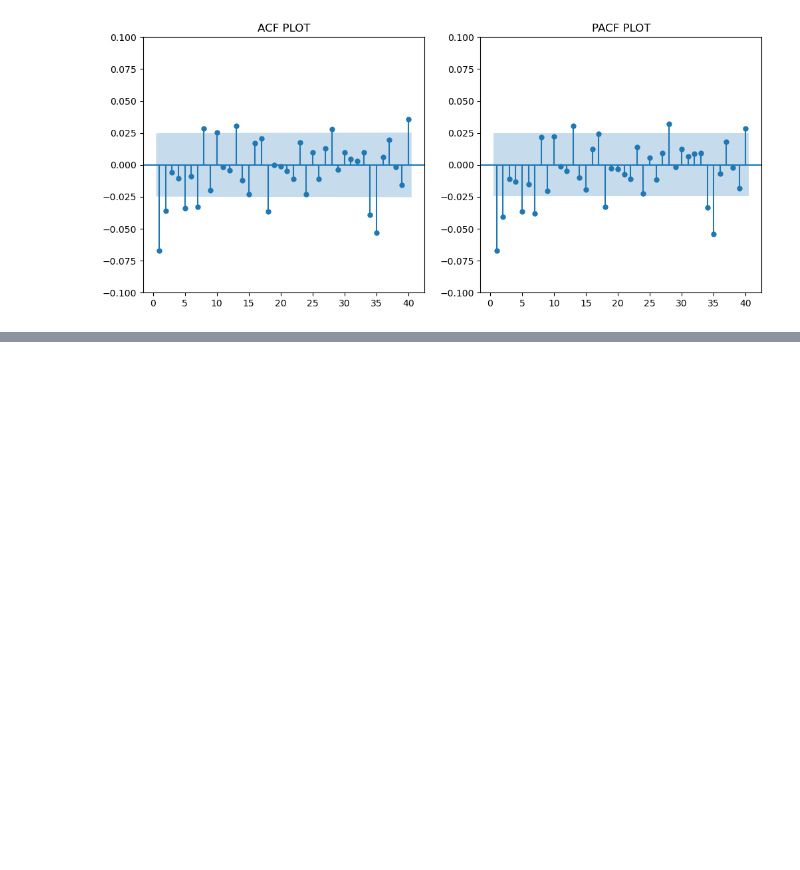
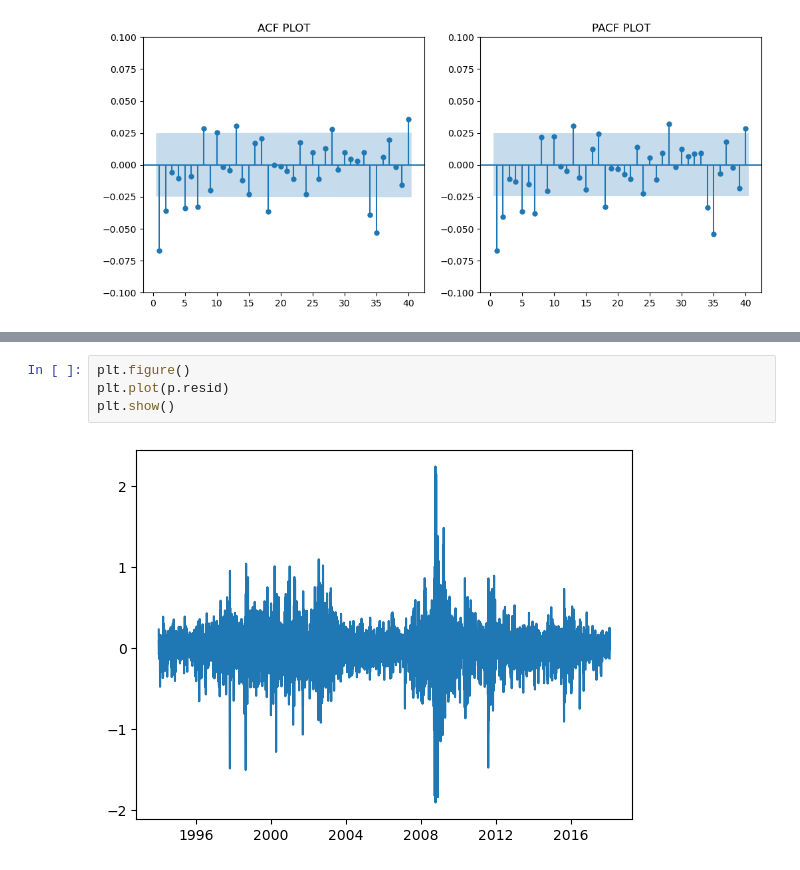
Before and after one commit to ethanhopkins101/Time_Series_Analysis, a Jupyter notebook: ar_model/ar_modell.ipynb, the cells around one changed output, grey strips where cells are left out. Drawn from its saved outputs; the diff is of its cells as text; blank space fills up the shorter version.

```diff
--- a/ar_model/ar_modell.ipynb
+++ b/ar_model/ar_modell.ipynb
@@ -213,0 +331,6 @@ Warnings:
+# %%
+plt.figure()
+plt.plot(p.resid)
+plt.show()
+# %% [output]
+[figure, added]
```
Also changed, not shown: parts of 22 cells of this notebook.
